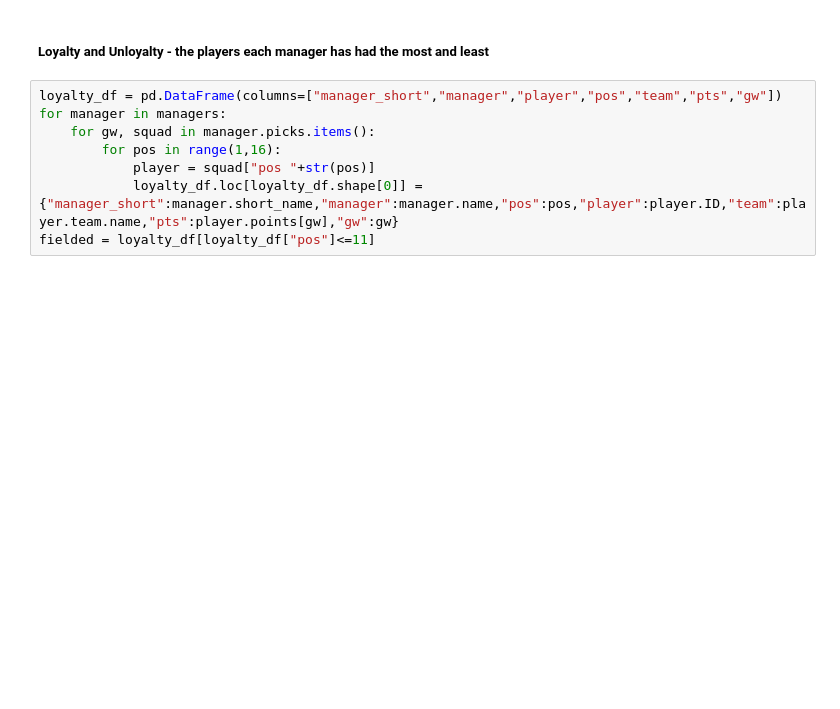
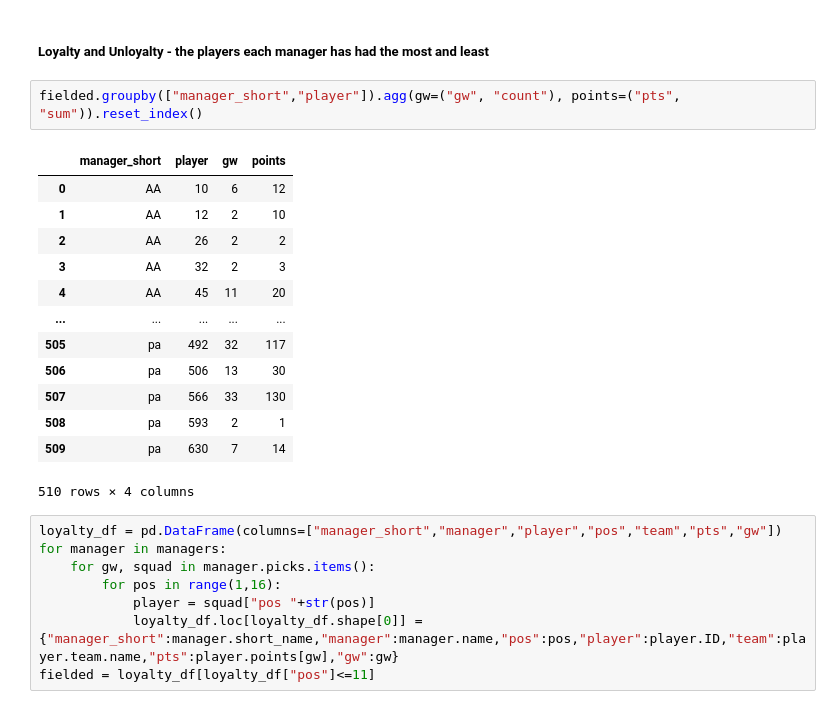
Before and after one commit to TheSantiagoSuarez/personal_projects, a Jupyter notebook: FPL_S3 v2/fpl_findings_test.ipynb, the cells around one changed output. Saved outputs shown, nothing was run; the diff lists cells and outputs as text; blank space fills up the shorter version.

```diff
--- a/FPL_S3 v2/fpl_findings_test.ipynb
+++ b/FPL_S3 v2/fpl_findings_test.ipynb
@@ -425,6 +425,22 @@ findings["in_dreamteam"]
 ### Players
 # %% [markdown]
 ##### Loyalty and Unloyalty - the players each manager has had the most and least
+# %%
+fielded.groupby(["manager_short","player"]).agg(gw=("gw", "count"), points=("pts", "sum")).reset_index()
+# %% [output]
+|  | manager_short | player | gw | points |
+| 0 | AA | 10 | 6 | 12 |
+| 1 | AA | 12 | 2 | 10 |
+| 2 | AA | 26 | 2 | 2 |
+| 3 | AA | 32 | 2 | 3 |
+| 4 | AA | 45 | 11 | 20 |
+| ... | ... | ... | ... | ... |
+| 505 | pa | 492 | 32 | 117 |
+| 506 | pa | 506 | 13 | 30 |
+| 507 | pa | 566 | 33 | 130 |
+| 508 | pa | 593 | 2 | 1 |
+| 509 | pa | 630 | 7 | 14 |
+510 rows × 4 columns
 # %%
 loyalty_df = pd.DataFrame(columns=["manager_short","manager","player","pos","team","pts","gw"])
 for manager in managers:
```
Also changed, not shown: parts of 6 cells of this notebook, 5 other files.
